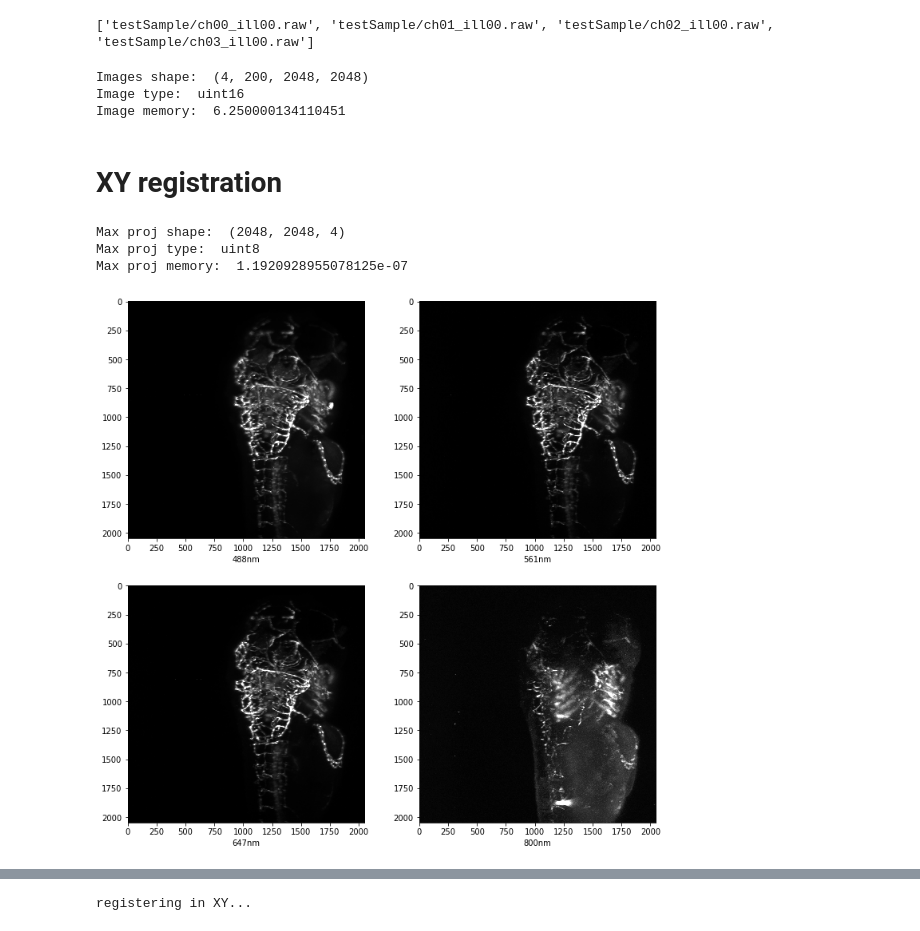
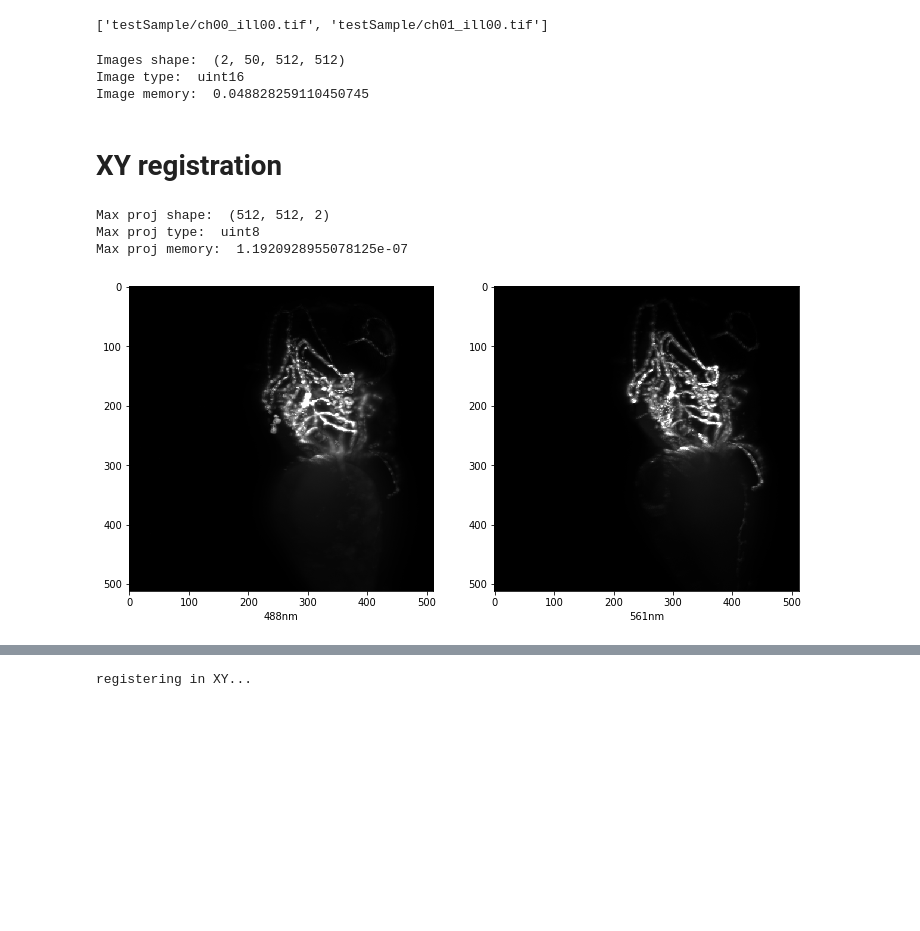
Before and after one commit to Nikoula86/3D_channel_SIFT, a Jupyter notebook: testSIFT.ipynb, the cells around one changed output, grey strips where cells are left out. Cells and saved outputs as stored; diff of their text form; code cells hidden in the pictures; blank space fills up the shorter version.

Commit message:
updated test ipynb

```diff
--- a/testSIFT.ipynb
+++ b/testSIFT.ipynb
@@ -11,21 +11,22 @@ import sys
 path = 'testSample/'
 #os.path.exists(path)
 # Load image names
-flist = glob(path+'*_ill00.raw')
+flist = glob(path+'*_ill00.tif')
 flist.sort()
 print(flist)
+shape = (50,512,512)
 # %% [output]
-['testSample/ch00_ill00.raw', 'testSample/ch01_ill00.raw', 'testSample/ch02_ill00.raw', 'testSample/ch03_ill00.raw']
+['testSample/ch00_ill00.tif', 'testSample/ch01_ill00.tif']
 # %%
 # Load images and rescale everything to uint8
-imgs=np.stack( [ np.reshape(np.frombuffer(open(i,'rb').read(),np.uint16)[:2048*2048*200],(200,2048,2048)) for i in tqdm(flist) ] )
+imgs=np.stack( [ imread(f) for f in tqdm(flist) ] )
 print('Images shape: ',imgs.shape)
 print('Image type: ',imgs.dtype)
 print('Image memory: ',sys.getsizeof(imgs)/(1024**3))
 # %% [output]
-Images shape:  (4, 200, 2048, 2048)
+Images shape:  (2, 50, 512, 512)
 Image type:  uint16
-Image memory:  6.250000134110451
+Image memory:  0.048828259110450745
 # %%
 '''
 source:
@@ -59,21 +60,21 @@ print('Max proj shape: ', mipZ.shape)
 print('Max proj type: ', mipZ.dtype)
 print('Max proj memory: ', sys.getsizeof(mipZ)/(1024**3))
 # %% [output]
-Max proj shape:  (2048, 2048, 4)
+Max proj shape:  (512, 512, 2)
 Max proj type:  uint8
 Max proj memory:  1.1920928955078125e-07
 # %%
-fig,ax=plt.subplots(figsize=(12,12),nrows=2,ncols=2)
+fig,ax=plt.subplots(figsize=(12,12),nrows=1,ncols=2)
 ax=ax.flatten()
 
 ch = ['488nm','561nm','647nm','800nm']
 for i in range(mipZ.shape[-1]):
     ax[i].imshow(mipZ[...,i],cmap='gray',vmin=0,vmax=255)
     ax[i].set_xlabel(ch[i])
 
 #from tifffile import imsave
 #for i in range(4):
 #    imsave('mpisOrig_%d.tif'%i,mpis[...,i])
 # %% [output]
-[figure, old version]
+[figure, new version]
 # %%
```
Also changed, not shown: parts of 24 cells of this notebook.
